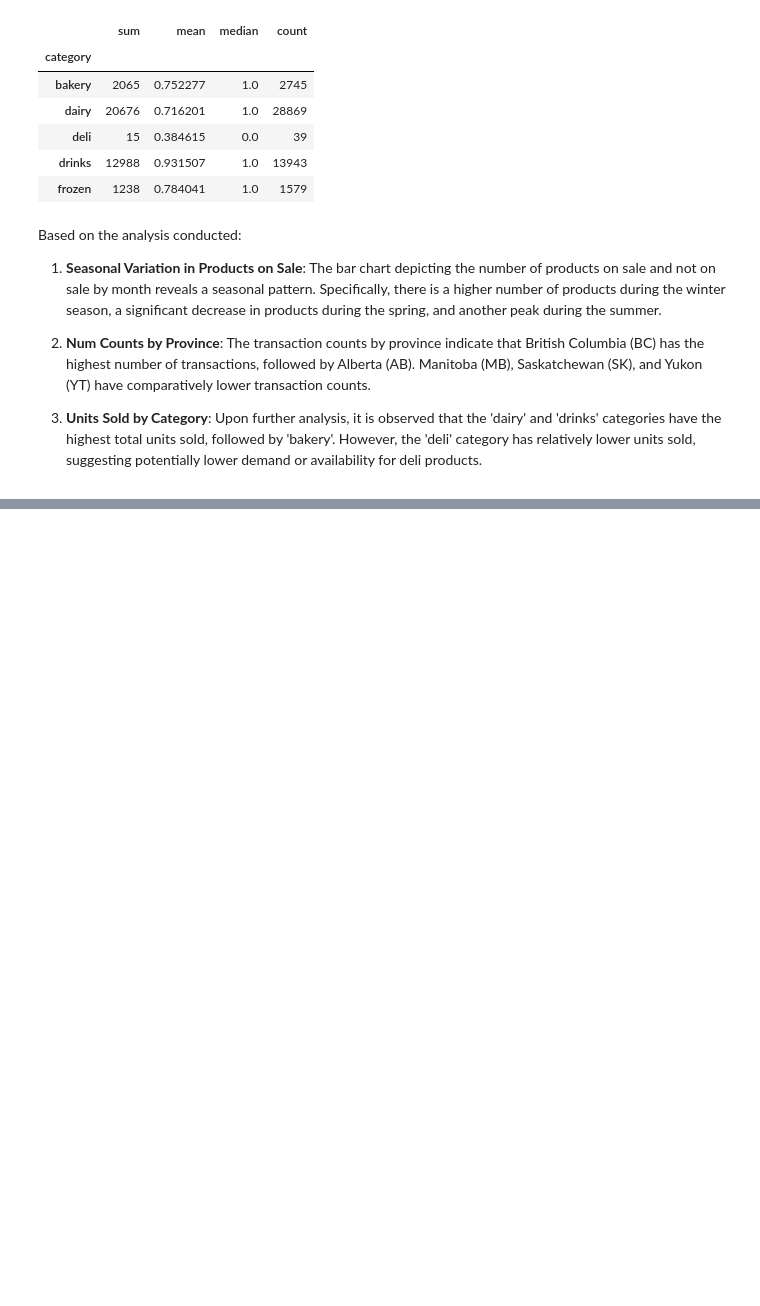
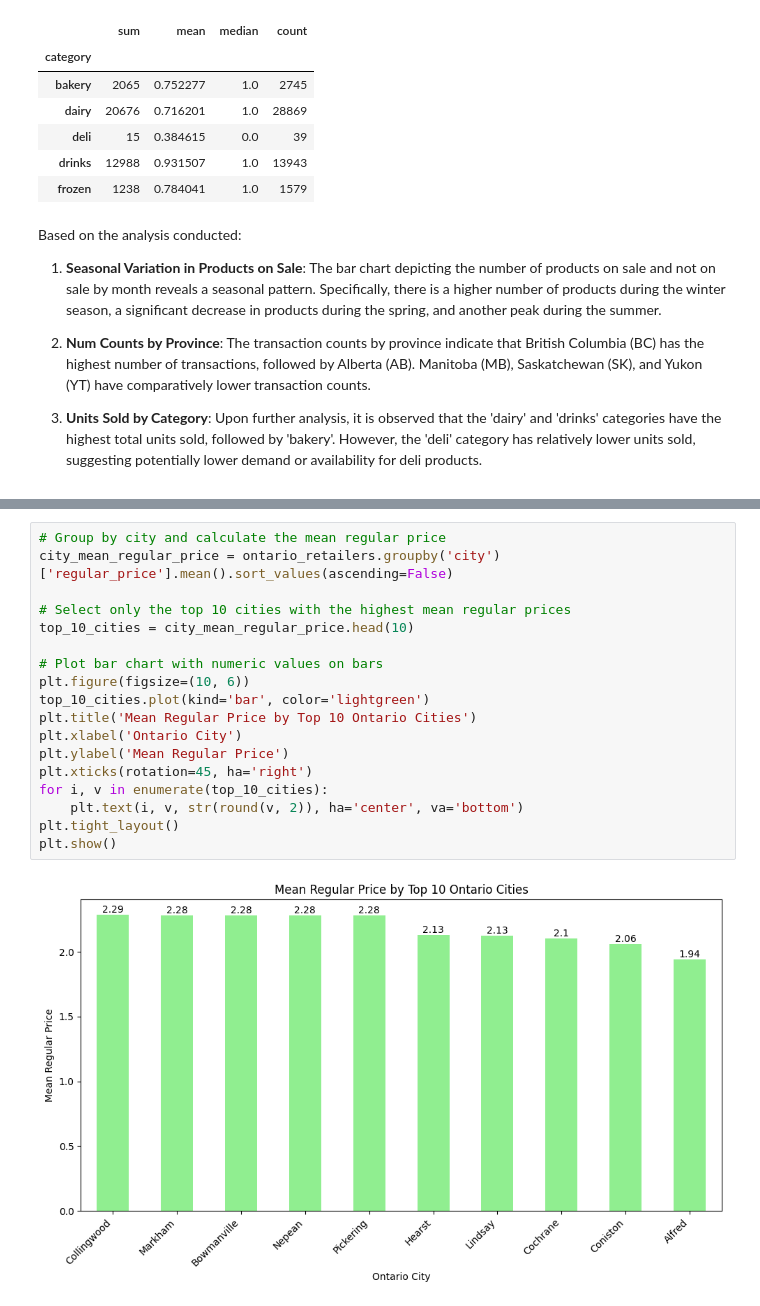
Before and after one commit to leningschulich/schulich_data_science, a Jupyter notebook: acp/Dynamic_Pricing_EDA (1).ipynb, the cells around one changed output, grey strips where cells are left out. Drawn from its saved outputs; the diff is of its cells as text; blank space fills up the shorter version.

```diff
--- a/acp/Dynamic_Pricing_EDA (1).ipynb
+++ b/acp/Dynamic_Pricing_EDA (1).ipynb
@@ -1025,0 +1094,20 @@ Testing: Assess the Impact of Time (Month, Year) on Sales: Utilize the collected
+# %%
+# Group by city and calculate the mean regular price
+city_mean_regular_price = ontario_retailers.groupby('city')['regular_price'].mean().sort_values(ascending=False)
+
+# Select only the top 10 cities with the highest mean regular prices
+top_10_cities = city_mean_regular_price.head(10)
+
+# Plot bar chart with numeric values on bars
+plt.figure(figsize=(10, 6))
+top_10_cities.plot(kind='bar', color='lightgreen')
+plt.title('Mean Regular Price by Top 10 Ontario Cities')
+plt.xlabel('Ontario City')
+plt.ylabel('Mean Regular Price')
+plt.xticks(rotation=45, ha='right')
+for i, v in enumerate(top_10_cities):
+    plt.text(i, v, str(round(v, 2)), ha='center', va='bottom')
+plt.tight_layout()
+plt.show()
+# %% [output]
+[figure, added]
```
Also changed, not shown: parts of 7 cells of this notebook.
